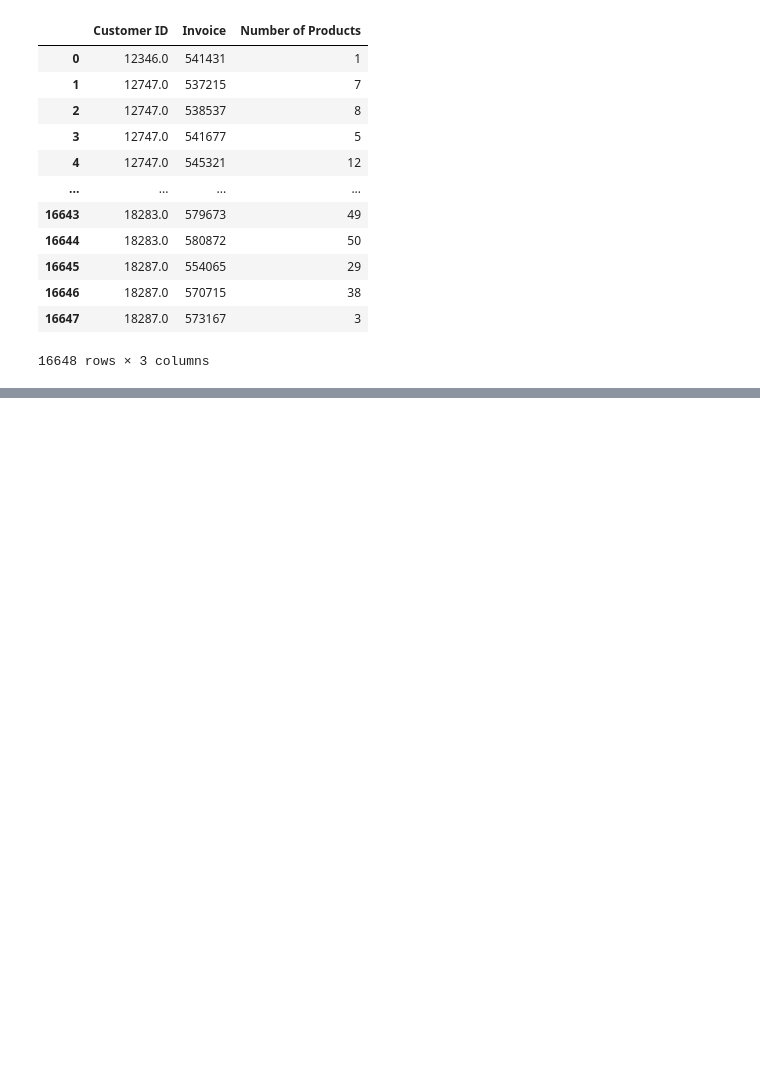
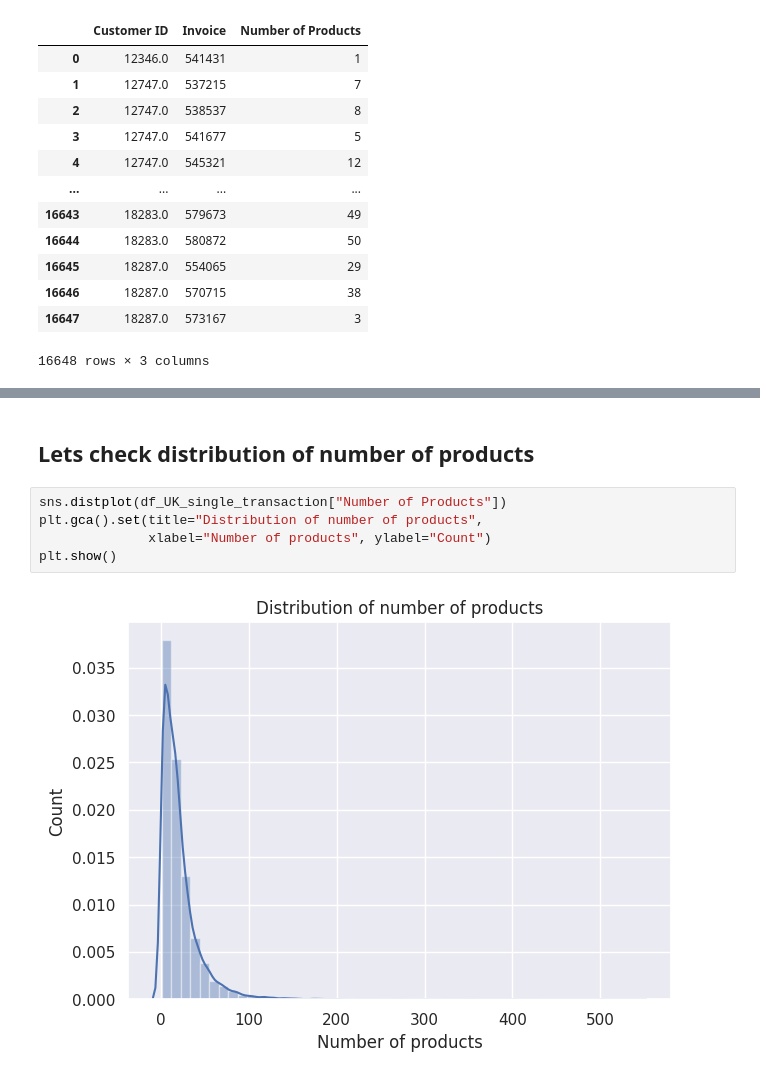
Before and after one commit to amolkhedekar26/Customer-Segmentation, a Jupyter notebook: 1_DataWrangling.ipynb, the cells around one changed output, grey strips where cells are left out. Saved outputs shown, nothing was run; the diff lists cells and outputs as text; blank space fills up the shorter version.

```diff
--- a/1_DataWrangling.ipynb
+++ b/1_DataWrangling.ipynb
@@ -369,0 +374,9 @@ df_UK_single_transaction
+# %% [markdown]
+## Lets check distribution of number of products
+# %%
+sns.distplot(df_UK_single_transaction["Number of Products"])
+plt.gca().set(title="Distribution of number of products",
+              xlabel="Number of products", ylabel="Count")
+plt.show()
+# %% [output]
+[figure, added]
```
Also changed, not shown: parts of 17 cells of this notebook, 2 other files.
